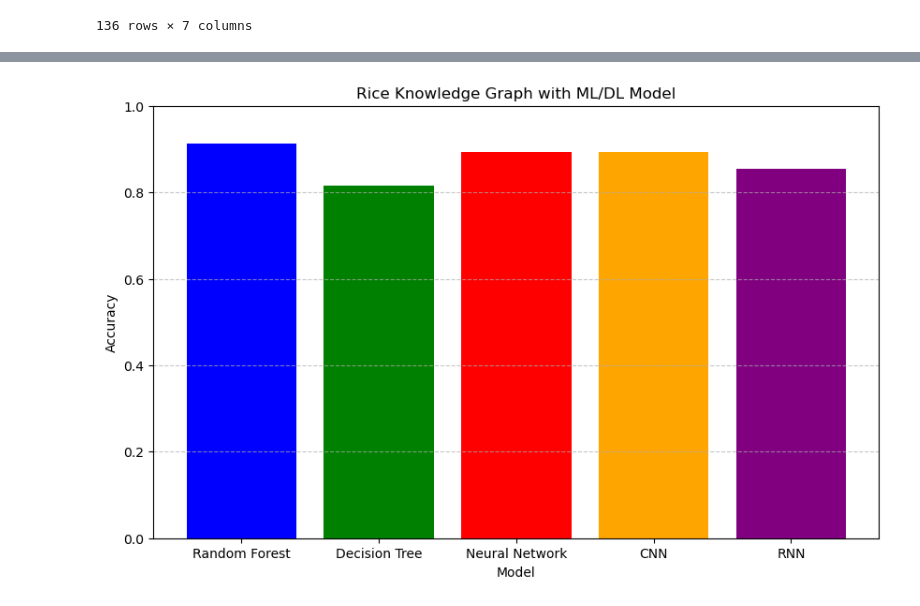
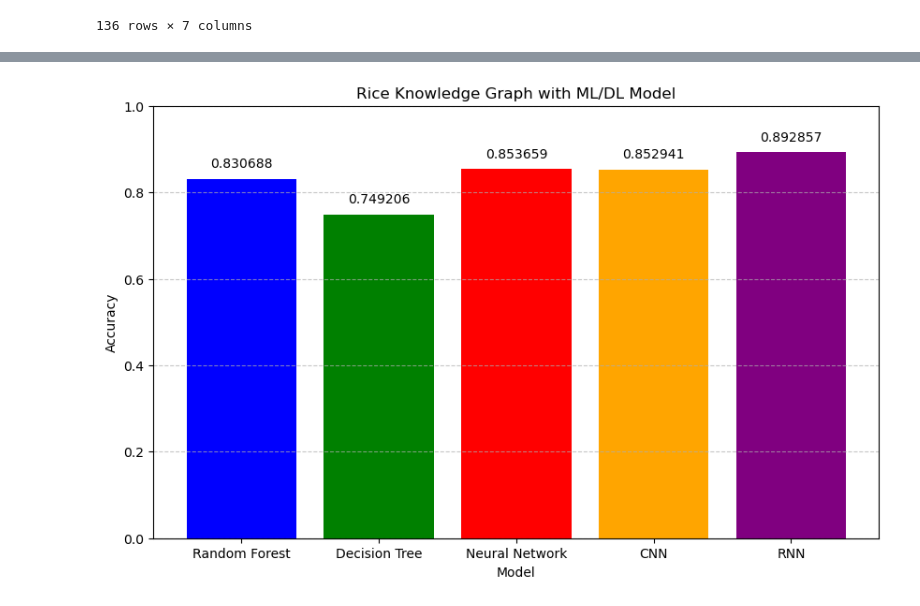
Before and after one commit to Ariful2607/Sistem-Pakar-Deep-Knowledge-Graph, a Jupyter notebook: Model Neo4J/Deep Knowledge Graph.ipynb, the cells around one changed output, grey strips where cells are left out. Cells and saved outputs as stored; diff of their text form; code cells hidden in the pictures.

Commit message:
Update model

```diff
--- a/Model Neo4J/Deep Knowledge Graph.ipynb
+++ b/Model Neo4J/Deep Knowledge Graph.ipynb
@@ -160,10 +183,23 @@ X = np.concatenate([source_vectors, target_vectors], axis=1)
 label_encoder = LabelEncoder()
 y = label_encoder.fit_transform(Rice_KG_df['relationship_type'])
 
-# Perform cross-validation
-dt_accuracy = cross_val_score(DecisionTreeClassifier(), X, y, cv=5)  # 5-fold cross-validation
 
-# Print cross-validation scores
-print("Cross-validation scores:", dt_accuracy)
-print("Mean accuracy:", np.mean(dt_accuracy))
+# Perform cross-validation with multiple metrics
+scoring = {
+    'accuracy': 'accuracy',
+    'precision': make_scorer(precision_score, average='weighted'),
+    'recall': make_scorer(recall_score, average='weighted'),
+    'f1': make_scorer(f1_score, average='weighted')
+}
+dt_cv_results = cross_validate(DecisionTreeClassifier(), X, y, cv=5, scoring=scoring)
+
+# Print the cross-validation results
+print("Accuracy scores:", dt_cv_results['test_accuracy'])
+print("Mean accuracy:", np.mean(dt_cv_results['test_accuracy']))
+print("Precision scores:", dt_cv_results['test_precision'])
+print("Mean precision:", np.mean(dt_cv_results['test_precision']))
+print("Recall scores:", dt_cv_results['test_recall'])
+print("Mean recall:", np.mean(dt_cv_results['test_recall']))
+print("F1 scores:", dt_cv_results['test_f1'])
+print("Mean F1 score:", np.mean(dt_cv_results['test_f1']))
 # %% [output]
@@ -347,22 +486,29 @@ Accuracy: 0.8536585569381714
 # %%
 import matplotlib.pyplot as plt
 
 # Assuming you have the accuracy scores of four other models stored in variables
 
 # Define the model names
 model_names = ['Random Forest', 'Decision Tree', 'Neural Network', 'CNN', 'RNN']
 
 # Define the accuracy scores
-accuracy_scores = [np.mean(rf_accuracy), np.mean(dt_accuracy), nn_accuracy, cnn_accuracy, rnn_accuracy]
+accuracy_scores = [np.mean(rf_cv_results['test_accuracy']), np.mean(dt_accuracy), nn_accuracy, cnn_accuracy, rnn_accuracy]
 
 # Plot the bar chart
 plt.figure(figsize=(10, 6))
-plt.bar(model_names, accuracy_scores, color=['blue', 'green', 'red', 'orange', 'purple'])
+bars = plt.bar(model_names, accuracy_scores, color=['blue', 'green', 'red', 'orange', 'purple'])
 plt.xlabel('Model')
 plt.ylabel('Accuracy')
 plt.title('Rice Knowledge Graph with ML/DL Model')
 plt.ylim(0, 1)  # Set the y-axis limits to ensure all bars are visible
 plt.grid(axis='y', linestyle='--', alpha=0.7)
+
+# Add accuracy text on top of each bar
+for bar, accuracy in zip(bars, accuracy_scores):
+    plt.text(bar.get_x() + bar.get_width() / 2, bar.get_height() + 0.02,
+             f'{accuracy:.6f}',
+             ha='center', va='bottom')
+
 plt.show()
 # %% [output]
-[figure, old version]
+[figure, new version]
```
Also changed, not shown: parts of 9 cells of this notebook, 2 other files.
